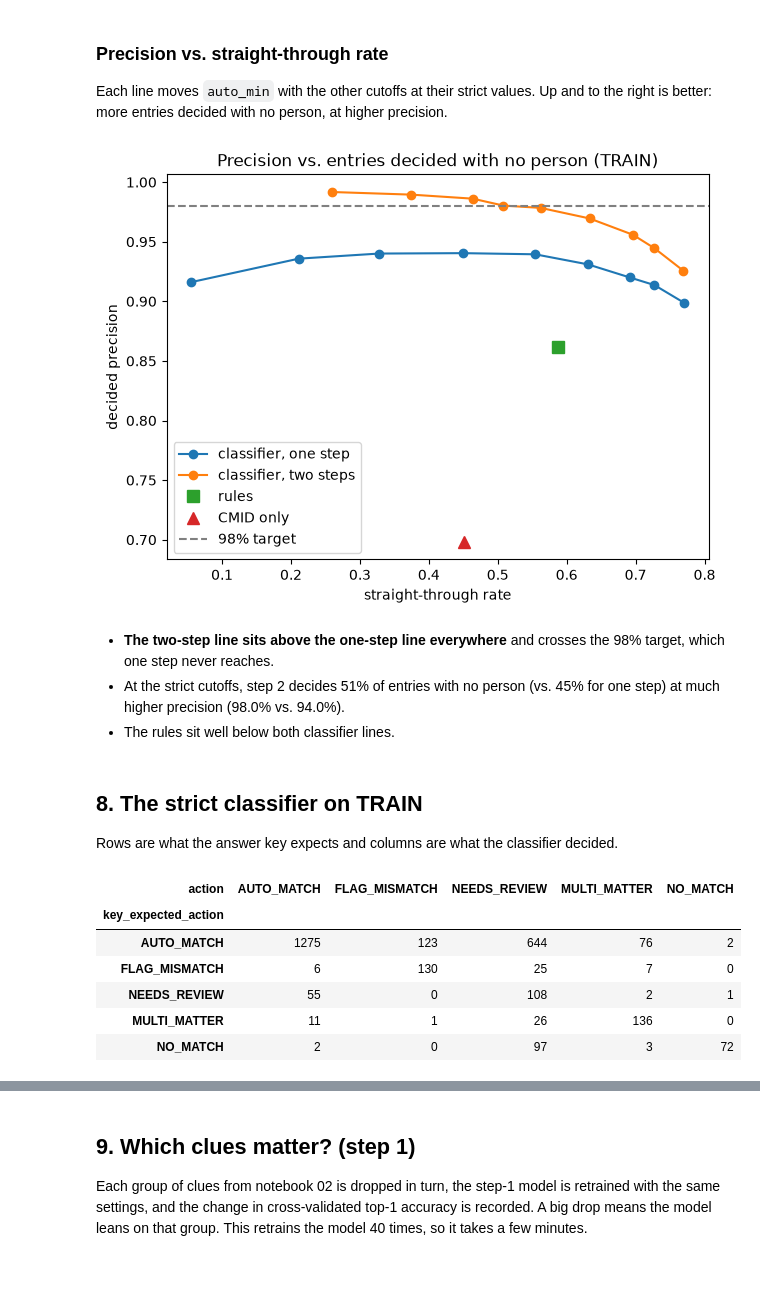
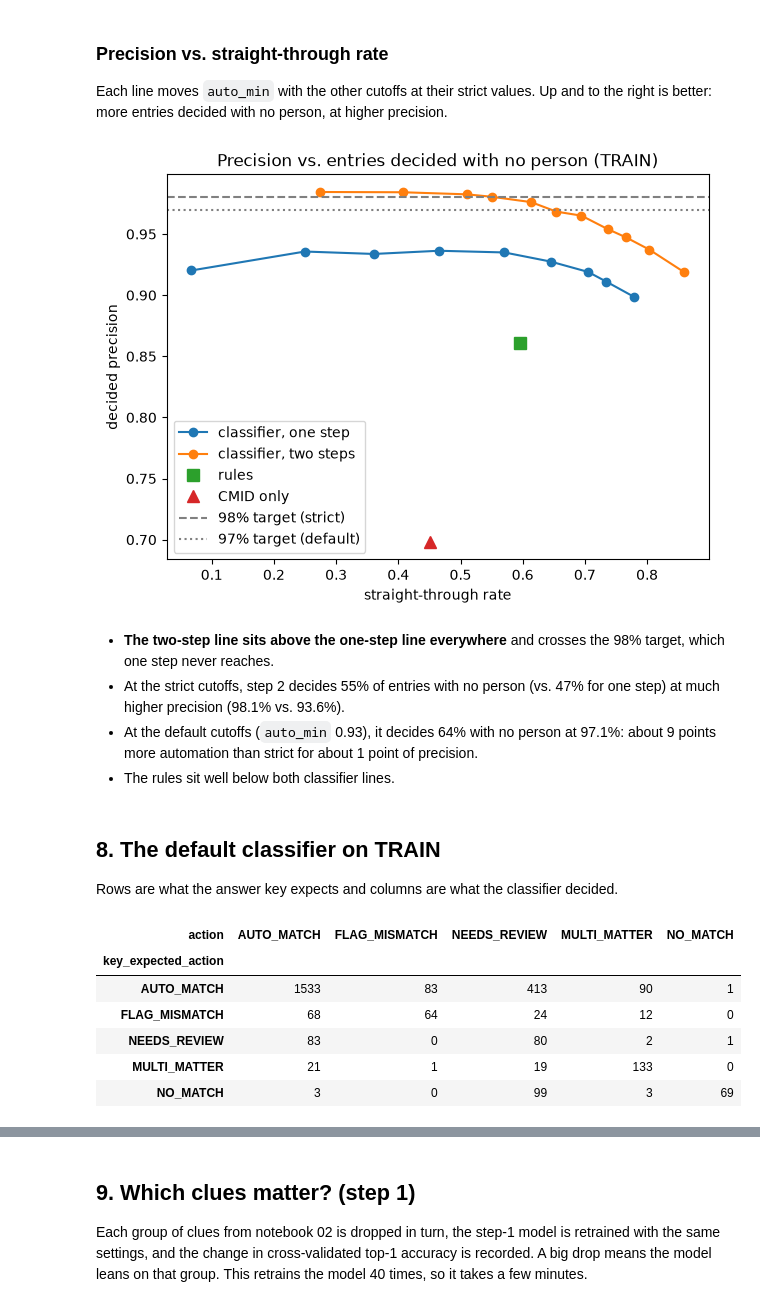
Before and after one commit to ashleyyykim/billing-entry-assistant, a Jupyter notebook: matching/notebooks/04_classifier.ipynb, the cells around one changed output, grey strips where cells are left out. Saved outputs shown, nothing was run; the diff lists cells and outputs as text; code cells hidden in the pictures; blank space fills up the shorter version.

```diff
--- a/matching/notebooks/04_classifier.ipynb
+++ b/matching/notebooks/04_classifier.ipynb
@@ -56,13 +57,16 @@ ROUTE_GRID = {
     "no_match_max": [0.02, 0.05, 0.1, 0.2],
 }
 ACTION_GRID = {
-    "auto_min": [0.5, 0.7, 0.8, 0.9, 0.95, 0.97, 0.98, 0.99, 0.995],
+    "auto_min": [0.5, 0.7, 0.8, 0.85, 0.9, 0.93, 0.95, 0.97, 0.98, 0.99, 0.995],
     "no_match_min": [0.3, 0.5, 0.7, 0.9, 0.95],
 }
 MULTI_GRID = np.round(np.arange(0.05, 0.95, 0.05), 2)
 MULTI_BETA = 2   # a missed multi-matter entry counts about twice as much as a false alarm (section 7)
 ACTION_GB_GRID = {"max_iter": [50, 100, 200], "min_samples_leaf": [50, 100, 200]}
 TEXT_GRID = {"logisticregression__C": [0.3, 1, 3, 10]}
+DEFAULT_TARGET = 0.97   # the chosen setting: at least 97% of automatic decisions right (section 7)
+CORRECT_TYPED_CMID = True   # auto-match to the top pick when it's confident a typed CMID is wrong (False = flag it)
+STABILITY_RESAMPLES = 200   # TRAIN resamples for the cutoff stability check (section 7)
 # %% [markdown]
 ## 2. Load data
 
@@ -314,18 +322,22 @@ print(f"multi_min = {multi_min}")
 multi_min = 0.15
 # %%
-two_sweep = {}
+same_for_all = {"multi_min": multi_min, "correct_typed_cmid": CORRECT_TYPED_CMID}
+two_sweep, two_scored = {}, {}
 for settings in itertools.product(*ACTION_GRID.values()):
-    cfg = dict(zip(ACTION_GRID, settings)) | {"multi_min": multi_min}
-    two_sweep[settings] = summarize(score(route_actions(entries_train, action_cv, cfg), answers))
+    cfg = dict(zip(ACTION_GRID, settings)) | same_for_all
+    two_scored[settings] = score(route_actions(entries_train, action_cv, cfg), answers)
+    two_sweep[settings] = summarize(two_scored[settings])
 two_sweep = pd.DataFrame(two_sweep).T.rename_axis(list(ACTION_GRID))
 
 rules_precision = baseline.query("method == 'rules' and split == 'TRAIN' and entry_set == 'all'")["decided_precision"].iloc[0]
-strict = {k: float(v) for k, v in zip(ACTION_GRID, pick_best(two_sweep, PRECISION_TARGET))} | {"multi_min": multi_min}
-balanced = {k: float(v) for k, v in zip(ACTION_GRID, pick_best(two_sweep, rules_precision))} | {"multi_min": multi_min}
-print("Strict:", strict, "| Balanced:", balanced)
+strict = {k: float(v) for k, v in zip(ACTION_GRID, pick_best(two_sweep, PRECISION_TARGET))} | same_for_all
+default = {k: float(v) for k, v in zip(ACTION_GRID, pick_best(two_sweep, DEFAULT_TARGET))} | same_for_all
+balanced = {k: float(v) for k, v in zip(ACTION_GRID, pick_best(two_sweep, rules_precision))} | same_for_all
+print("Strict:", strict, "| Default:", default, "| Balanced:", balanced)
 
 pd.DataFrame({"one step": one_sweep.loc[tuple(one_step.values())],
               "two steps, strict": two_sweep.loc[(strict["auto_min"], strict["no_match_min"])],
+              "two steps, default": two_sweep.loc[(default["auto_min"], default["no_match_min"])],
               "two steps, balanced": two_sweep.loc[(balanced["auto_min"], balanced["no_match_min"])]}).T[
     ["decided_precision", "straight_through", "review_share", "multi_share", "multi_flag_right", "multi_caught", "no_match_precision"]].round(3)
 # %% [output]
@@ -344,37 +392,39 @@ Each line moves `auto_min` with the other cutoffs at their strict values. Up and
 # %%
 fig, ax = plt.subplots(figsize=(7, 5))
 for name, sweep, cfg, fixed in [("one step", one_sweep, one_step, ["multi_min", "no_match_max"]),
                                 ("two steps", two_sweep, strict, ["no_match_min"])]:
     curve = sweep.xs(tuple(cfg[k] for k in fixed), level=fixed)
     ax.plot(curve["straight_through"], curve["decided_precision"], marker="o", label=f"classifier, {name}")
 for method, marker in [("rules", "s"), ("CMID only", "^")]:
     row = baseline.query("method == @method and split == 'TRAIN' and entry_set == 'all'").iloc[0]
     ax.plot(row["straight_through"], row["decided_precision"], marker=marker, markersize=9, linestyle="", label=method)
-ax.axhline(PRECISION_TARGET, color="gray", linestyle="--", label="98% target")
+ax.axhline(PRECISION_TARGET, color="gray", linestyle="--", label="98% target (strict)")
+ax.axhline(DEFAULT_TARGET, color="gray", linestyle=":", label="97% target (default)")
 ax.set(title="Precision vs. entries decided with no person (TRAIN)", xlabel="straight-through rate", ylabel="decided precision")
 ax.legend()
 plt.show()
 # %% [output]
-[figure, old version]
+[figure, new version]
 # %% [markdown]
 - **The two-step line sits above the one-step line everywhere** and crosses the 98% target, which one step never reaches.
-- At the strict cutoffs, step 2 decides 51% of entries with no person (vs. 45% for one step) at much higher precision (98.0% vs. 94.0%).
+- At the strict cutoffs, step 2 decides 55% of entries with no person (vs. 47% for one step) at much higher precision (98.1% vs. 93.6%).
+- At the default cutoffs (`auto_min` 0.93), it decides 64% with no person at 97.1%: about 9 points more automation than strict for about 1 point of precision.
 - The rules sit well below both classifier lines.
 # %% [markdown]
-## 8. The strict classifier on TRAIN
+## 8. The default classifier on TRAIN
 
 Rows are what the answer key expects and columns are what the classifier decided.
 # %%
-scored_train = score(route_actions(entries_train, action_cv, strict), answers)
+scored_train = score(route_actions(entries_train, action_cv, default), answers)
 pd.crosstab(scored_train["key_expected_action"], scored_train["action"]).reindex(index=ACTIONS, columns=ACTIONS, fill_value=0)
 # %% [output]
 | action | AUTO_MATCH | FLAG_MISMATCH | NEEDS_REVIEW | MULTI_MATTER | NO_MATCH |
 | key_expected_action |  |  |  |  |  |
-| AUTO_MATCH | 1275 | 123 | 644 | 76 | 2 |
-| FLAG_MISMATCH | 6 | 130 | 25 | 7 | 0 |
-| NEEDS_REVIEW | 55 | 0 | 108 | 2 | 1 |
-| MULTI_MATTER | 11 | 1 | 26 | 136 | 0 |
-| NO_MATCH | 2 | 0 | 97 | 3 | 72 |
+| AUTO_MATCH | 1533 | 83 | 413 | 90 | 1 |
+| FLAG_MISMATCH | 68 | 64 | 24 | 12 | 0 |
+| NEEDS_REVIEW | 83 | 0 | 80 | 2 | 1 |
+| MULTI_MATTER | 21 | 1 | 19 | 133 | 0 |
+| NO_MATCH | 3 | 0 | 99 | 3 | 69 |
 # %%
 wrong = scored_train[scored_train["outcome"] == "Accepted, wrong"]
 wrong["key_entry_category"].value_counts().rename("wrong auto-accepts").to_frame()
```
Also changed, not shown: parts of 33 cells of this notebook, 28 other files.
